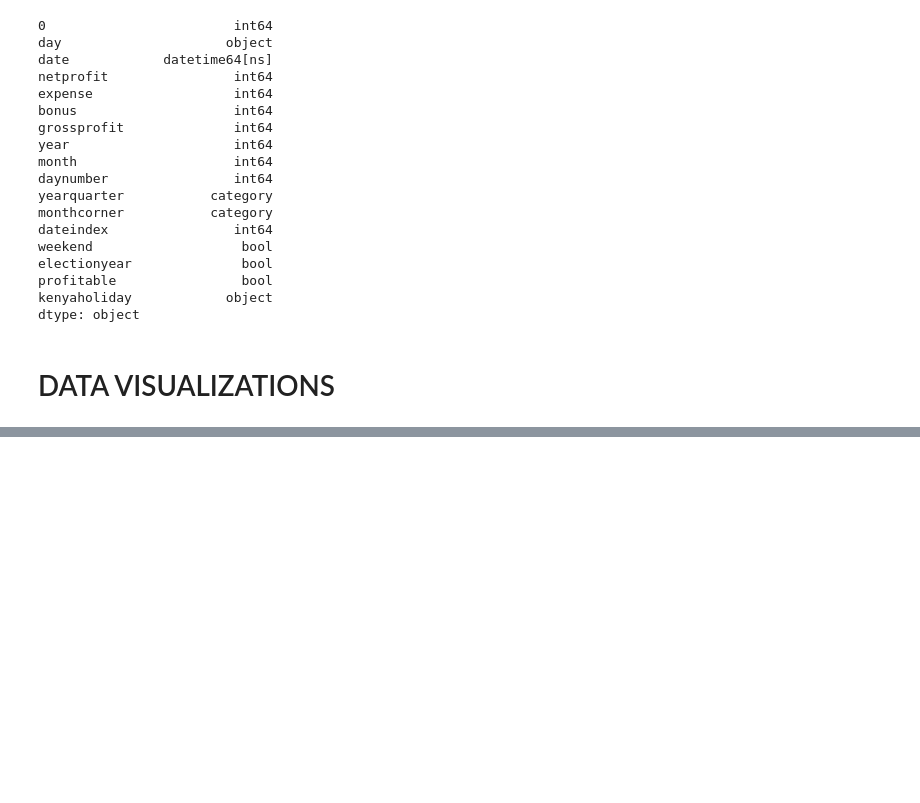
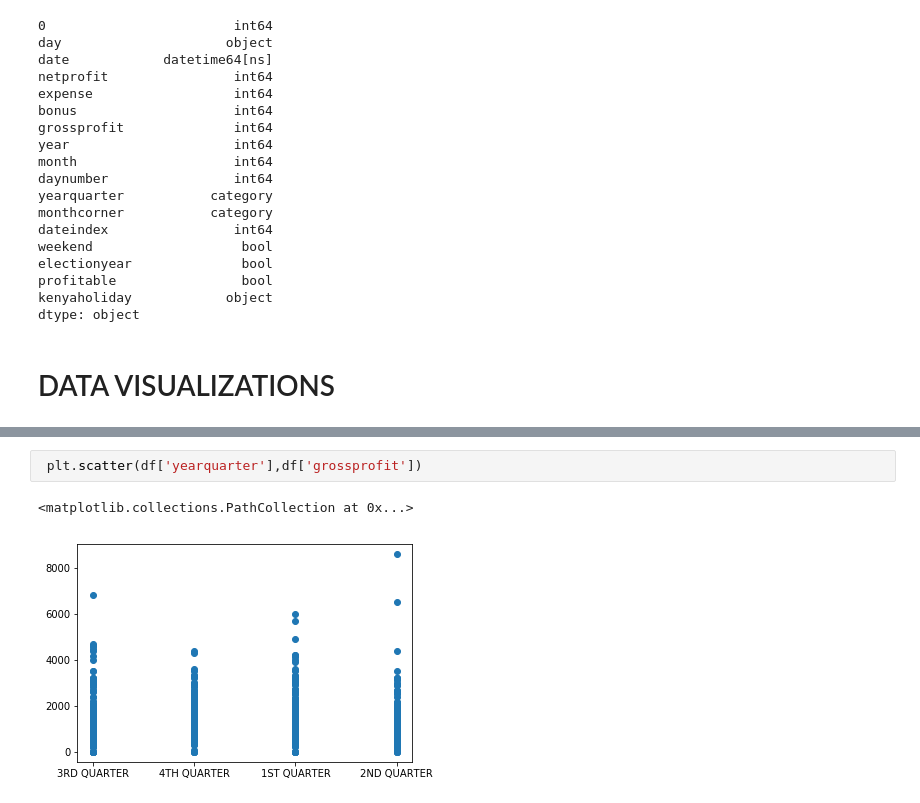
Before and after one commit to KenyanGeek/Data-Science-and-Machine-Learning, a Jupyter notebook: Ongoing 7D Data Project.ipynb, the cells around one changed output, grey strips where cells are left out. Drawn from its saved outputs; the diff is of its cells as text; blank space fills up the shorter version.

```diff
--- a/Ongoing 7D Data Project.ipynb
+++ b/Ongoing 7D Data Project.ipynb
@@ -433,0 +482,5 @@ dtype: object
+# %%
+ plt.scatter(df['yearquarter'],df['grossprofit'])
+# %% [output]
+<matplotlib.collections.PathCollection at 0x...>
+[figure, added]
```
Also changed, not shown: parts of 9 cells of this notebook.
